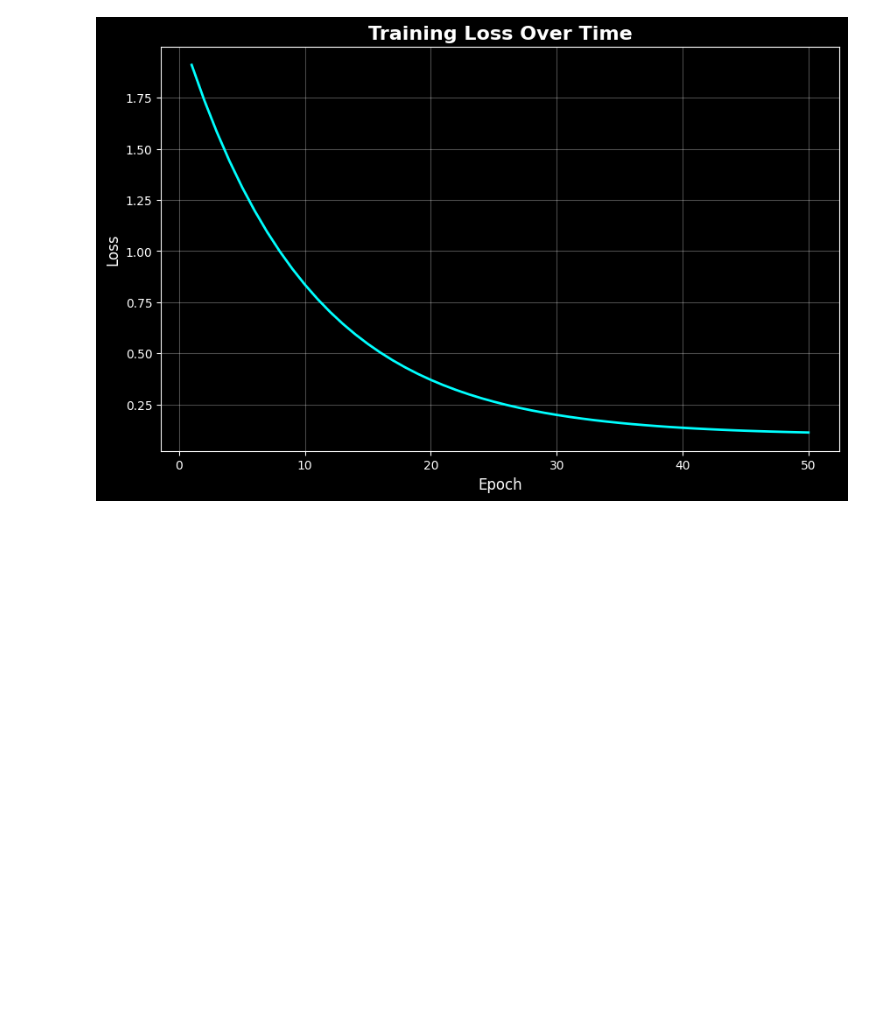
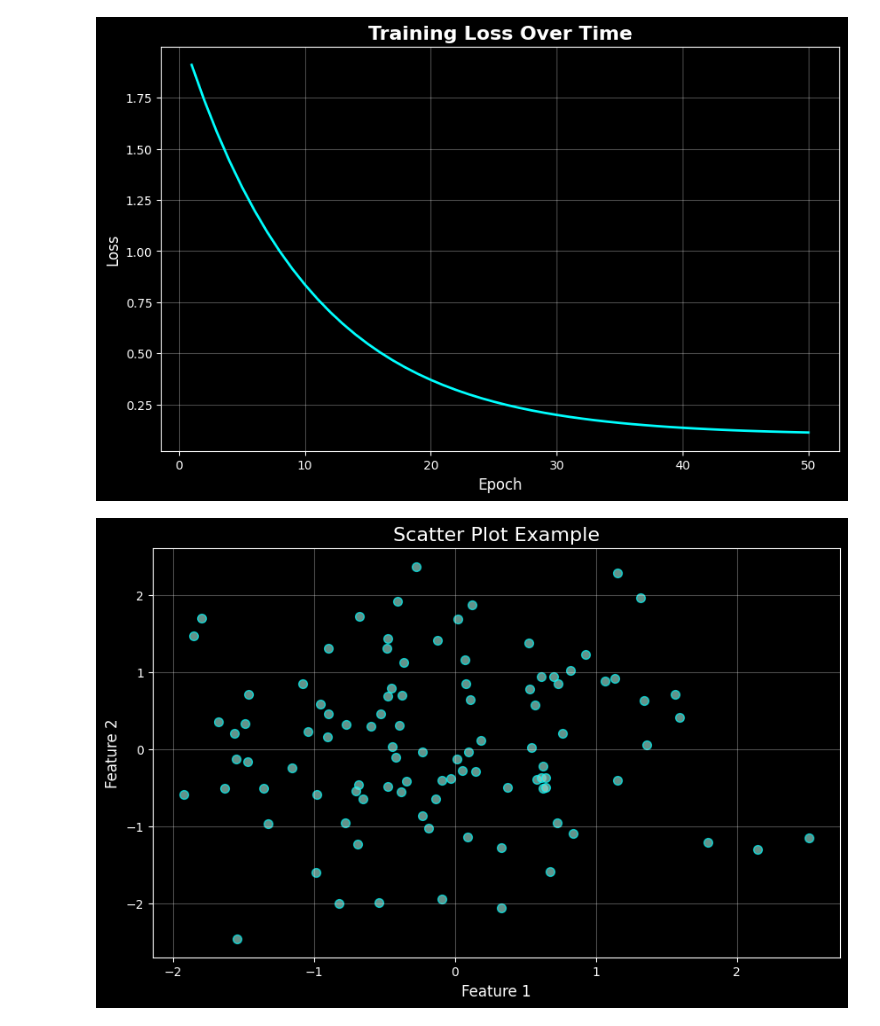
Before and after one commit to JohnHalim/AI-Engineering-Masterclass, a Jupyter notebook: 01-ML-terms-and-algorithms/numpy_visualization_OOP.ipynb, the cells around one changed output. Drawn from its saved outputs; the diff is of its cells as text; code cells hidden in the pictures; blank space fills up the shorter version.

Commit message:
scatter, subplots

```diff
--- a/01-ML-terms-and-algorithms/numpy_visualization_OOP.ipynb
+++ b/01-ML-terms-and-algorithms/numpy_visualization_OOP.ipynb
@@ -560,3 +560,18 @@ plt.grid(True, alpha=0.3)
 plt.show()
 # %% [output]
 [figure]
+# %%
+# Basic scatter plot
+np.random.seed(54)
+x = np.random.randn(100) # Sampling 50 points randomly from a random distribution
+y = np.random.randn(100)
+
+plt.figure(figsize=(10, 6))
+plt.scatter(x, y, s=50, alpha=0.7, edgecolors='cyan', linewidth=1)
+plt.title('Scatter Plot Example', fontsize=16)
+plt.xlabel('Feature 1', fontsize=12)
+plt.ylabel('Feature 2', fontsize=12)
+plt.grid(True, alpha=0.3)
+plt.show()
+# %% [output]
+[figure, added]
```
Also changed, not shown: parts of 1 cell of this notebook.
